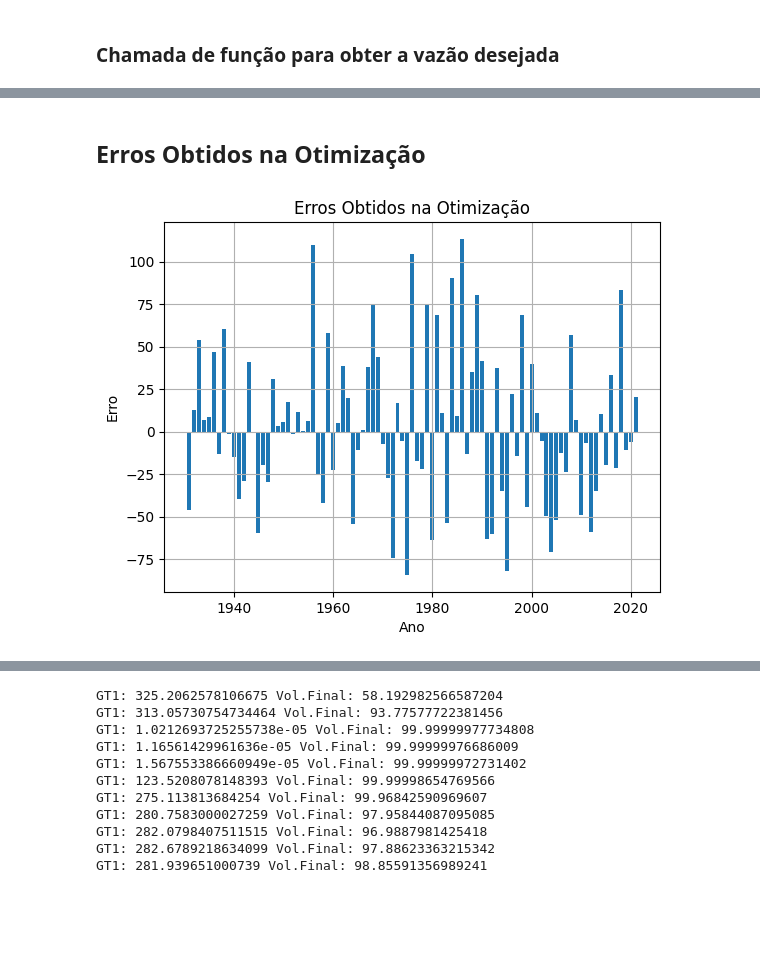
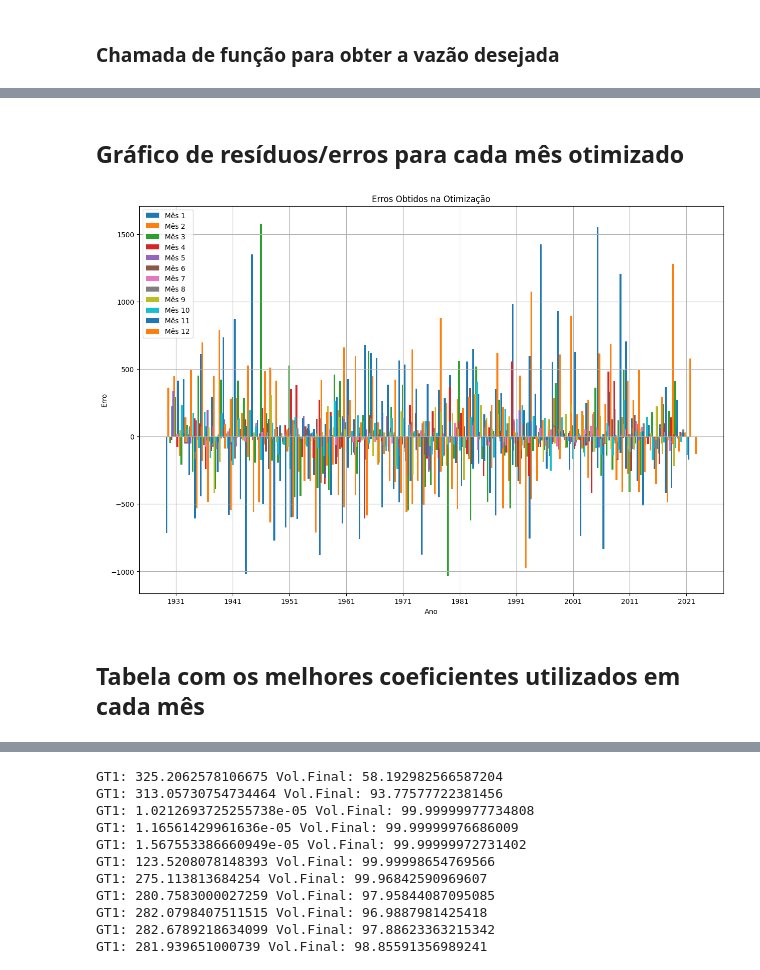
Before and after one commit to AndreMarcato/Planerg_2023, a Jupyter notebook: Series_Sinteticas_Vinicius_Diogo_PPEE.ipynb, the cells around one changed output, grey strips where cells are left out. Drawn from its saved outputs; the diff is of its cells as text; code cells hidden in the pictures; blank space fills up the shorter version.

Commit message:
Atualização do .ipynb para geração de cenários sintéticos de afluência

```diff
--- a/Series_Sinteticas_Vinicius_Diogo_PPEE.ipynb
+++ b/Series_Sinteticas_Vinicius_Diogo_PPEE.ipynb
@@ -228,0 +263,23 @@ Vazão Ano Anterior:  [2096 2078  843  663  444  378  295  258  289  452  496 12
+# %%
+import numpy as np
+import matplotlib.pyplot as plt
+x = np.arange(1,13)
+
+# Converter "Vazoes" para uma única matriz numpy
+vazoes_arrays = np.array([d['Vazoes'] for d in sintetica])
+
+# Calcular a média das vazões
+media_vazoes = np.mean(vazoes_arrays, axis=0)
+
+plt.figure(figsize=(7,5))
+for i, isin in enumerate(sintetica):
+  plt.plot(x, isin["Vazoes"], linewidth = 0.7, color = 'cyan')
+plt.plot(x, media_vazoes, label = "Media dos cenários", marker = "d", color = 'r')
+plt.plot(x, afl_usada, "--", label = "Afluência utilizada", color = 'b')
+plt.title("Vazões Sintéticas Geradas")
+plt.xlabel("Período (Ano)")
+plt.ylabel("Afluência ($hm^3$)")
+plt.legend()
+plt.xticks(x)
+plt.grid()
+plt.tight_layout()
@@ -248,15 +311,26 @@ plt.tight_layout()
-# %% [markdown]
-## Erros Obtidos na Otimização
+# %% [markdown]
+## Gráfico de resíduos/erros para cada mês otimizado
 # %%
-Erros = Sol[1]
-if np.shape(Erros)[0] == Num_anos_hist:
-  x = np.arange(1931,2022,1)
-else:
-  x = np.arange(1931,2021,1)
-plt.bar(x,Erros)
+bar_width = 0.3  # Largura das barras
+
+plt.figure(figsize=(15,10))
+# Para cada mês, crie um conjunto de barras para diferentes anos
+for i, ires in enumerate(resultado["Gerais"]):
+    if np.shape(ires["Erros"])[0] == Num_anos_hist:
+      x = np.arange(1931,2022,1)
+    else:
+      x = np.arange(1931,2021,1)
+    bar_positions = np.arange(len(x))  # Posições das barras no eixo x
+    plt.bar(bar_positions + i * bar_width, ires["Erros"], width=bar_width, label="Mês " + str(ires["Mes"]))
+
+
 plt.title('Erros Obtidos na Otimização')
 plt.xlabel('Ano')
 plt.ylabel('Erro')
+plt.xticks(bar_positions[::10] + (len(resultado["Gerais"]) - 1) * bar_width / 2, x[::10])
+plt.legend()
 plt.grid()
 # %% [output]
-[figure, old version]
+[figure, new version]
+# %% [markdown]
+## Tabela com os melhores coeficientes utilizados em cada mês
```
Also changed, not shown: parts of 15 cells of this notebook.
